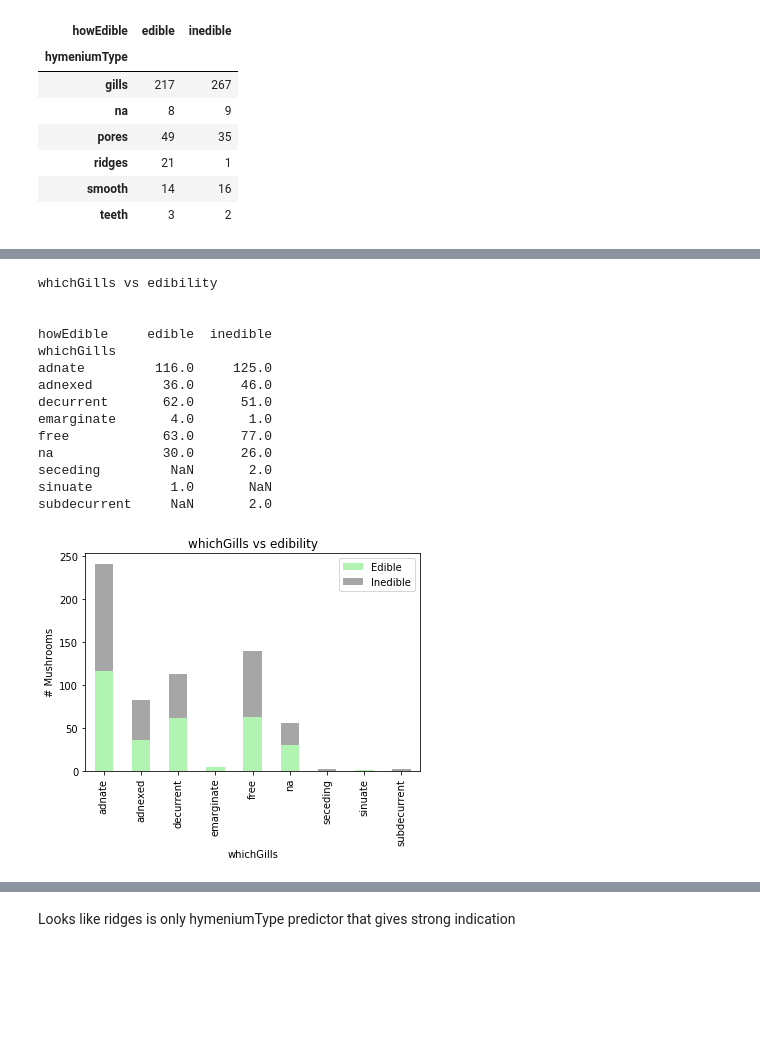
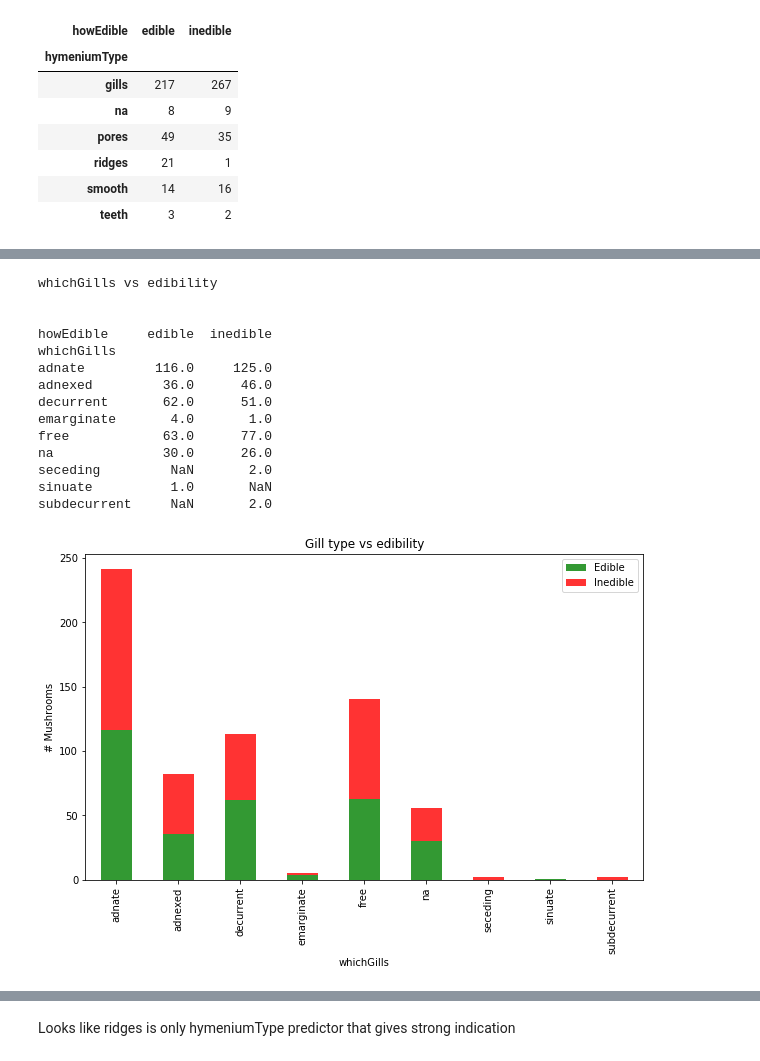
Before and after one commit to gseemann/mushroom, a Jupyter notebook: EDA.ipynb, the cells around one changed output, grey strips where cells are left out. Saved outputs shown, nothing was run; the diff lists cells and outputs as text; code cells hidden in the pictures; blank space fills up the shorter version.

Commit message:
figure update

```diff
--- a/EDA.ipynb
+++ b/EDA.ipynb
@@ -408,36 +464,36 @@ df.groupby(['hymeniumType','howEdible']).hymeniumType.count().unstack()
 # %%
 
 # Passenger class summary
 print('whichGills vs edibility')
 
 print('\n')
 print(df.groupby(['whichGills','howEdible']).hymeniumType.count().unstack())
 
 # Passenger class visualization
 hymeniumType = df.groupby(['whichGills','howEdible']).hymeniumType.count().unstack()
 p1 = hymeniumType.plot(kind = 'bar', stacked = True,
-                   title = 'whichGills vs edibility',
-                   color = ['lightgreen','gray'], alpha = .70)
+                   title = 'Gill type vs edibility',
+                   color = ['green','red'], alpha = .8, figsize=(10,6))
 p1.set_xlabel('whichGills')
 p1.set_ylabel('# Mushrooms')
 p1.legend(['Edible','Inedible'])
 plt.show()
 # %% [output]
 whichGills vs edibility
 
 
 howEdible     edible  inedible
 whichGills
 adnate         116.0     125.0
 adnexed         36.0      46.0
 decurrent       62.0      51.0
 emarginate       4.0       1.0
 free            63.0      77.0
 na              30.0      26.0
 seceding         NaN       2.0
 sinuate          1.0       NaN
 subdecurrent     NaN       2.0
-[figure, old version]
+[figure, new version]
 # %%
 
 # Passenger class summary
```
Also changed, not shown: parts of 11 cells of this notebook, 8 other files.
